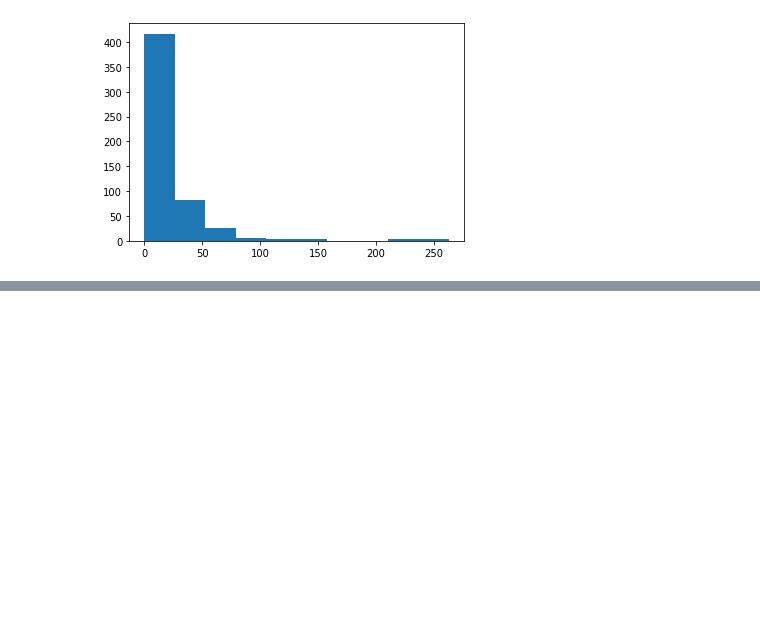
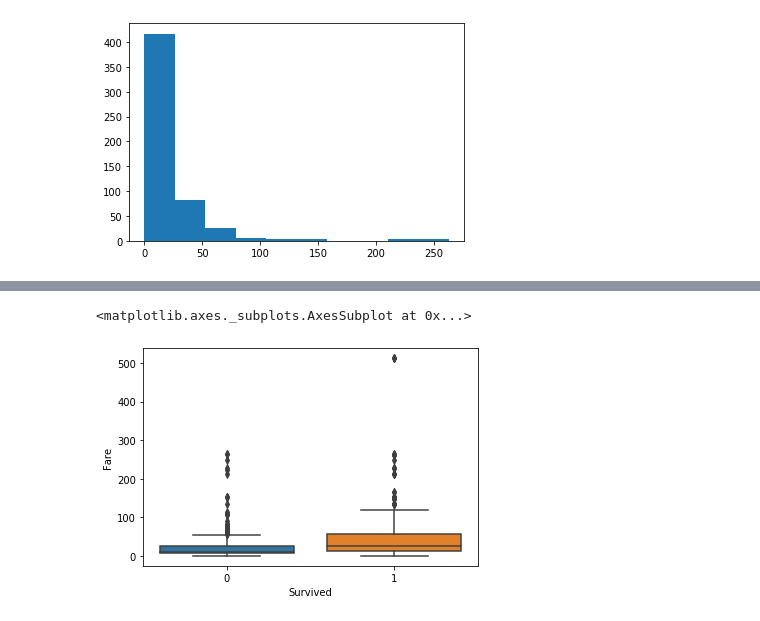
Before and after one commit to USF-CS-663-Spring-2020/lab-02-titanic-kayfuku, a Jupyter notebook: Lab02_Titanic.ipynb, the cells around one changed output, grey strips where cells are left out. Drawn from its saved outputs; the diff is of its cells as text; code cells hidden in the pictures; blank space fills up the shorter version.

Commit message:
added boxplot.

```diff
--- a/Lab02_Titanic.ipynb
+++ b/Lab02_Titanic.ipynb
@@ -89,0 +90,6 @@ plt.grid(True)
+# %%
+import seaborn as sns
+sns.boxplot(x='Survived', y='Fare', data=df)
+# %% [output]
+<matplotlib.axes._subplots.AxesSubplot at 0x...>
+[figure, added]
```
Also changed, not shown: parts of 3 cells of this notebook.
